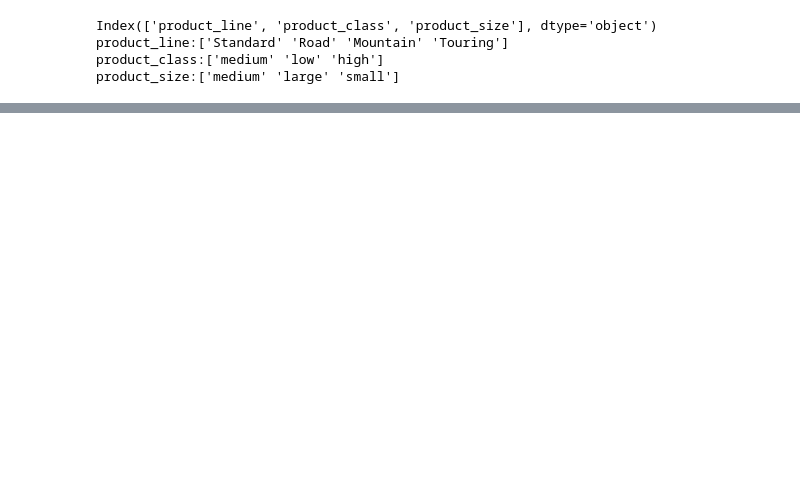
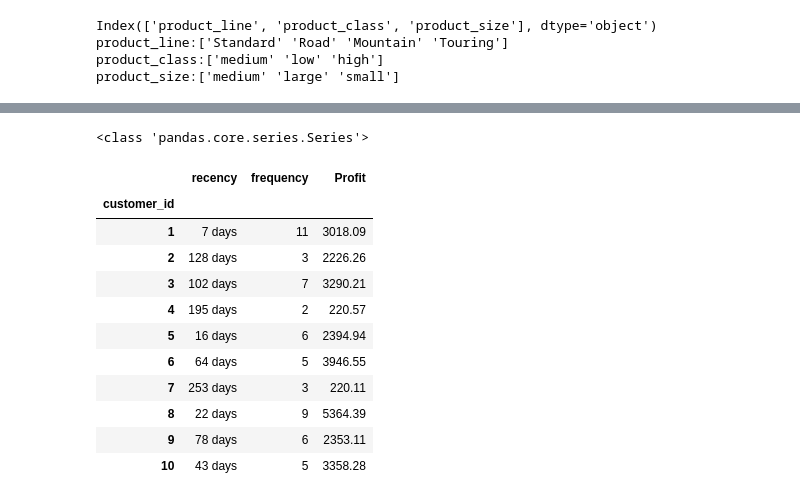
Before and after one commit to Yuxuanjojo/KPMG_virtual_internship, a Jupyter notebook: Code/KPMG_data_cleaning.ipynb, the cells around one changed output, grey strips where cells are left out. Cells and saved outputs as stored; diff of their text form; code cells hidden in the pictures; blank space fills up the shorter version.

```diff
--- a/Code/KPMG_data_cleaning.ipynb
+++ b/Code/KPMG_data_cleaning.ipynb
@@ -215,3 +279,27 @@ Timestamp('2017-12-30 00:00:00')
+# %%
+print(type(infoTransactions.recent_days))
+# infoTransactions['recent_days'] /= np.timedelta64(1, 'D')
+rfm = infoTransactions.groupby('customer_id').agg({
+    'recent_days': lambda x: x.min(),
+    'customer_id': lambda x: len(x),
+    'Profit': lambda x: x.sum()
+})
+rfm.rename(columns= {"recent_days": "recency", "profit": "monetary",'customer_id': "frequency"}, inplace=True)
+rfm.head(10)
+# %% [output]
+<class 'pandas.core.series.Series'>
+|  | recency | frequency | Profit |
+| customer_id |  |  |  |
+| 1 | 7 days | 11 | 3018.09 |
+| 2 | 128 days | 3 | 2226.26 |
+| 3 | 102 days | 7 | 3290.21 |
+| 4 | 195 days | 2 | 220.57 |
+| 5 | 16 days | 6 | 2394.94 |
+| 6 | 64 days | 5 | 3946.55 |
+| 7 | 253 days | 3 | 220.11 |
+| 8 | 22 days | 9 | 5364.39 |
+| 9 | 78 days | 6 | 2353.11 |
+| 10 | 43 days | 5 | 3358.28 |
 # %%
 infoTransactions.corr()
 # %% [output]
```
Also changed, not shown: parts of 8 cells of this notebook.
